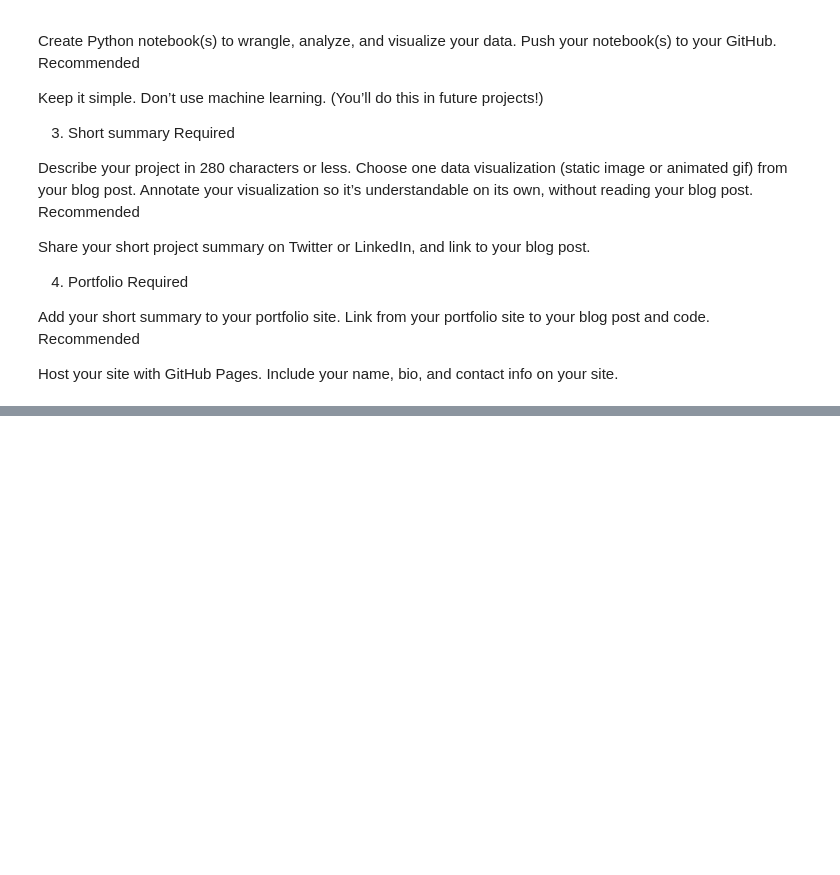
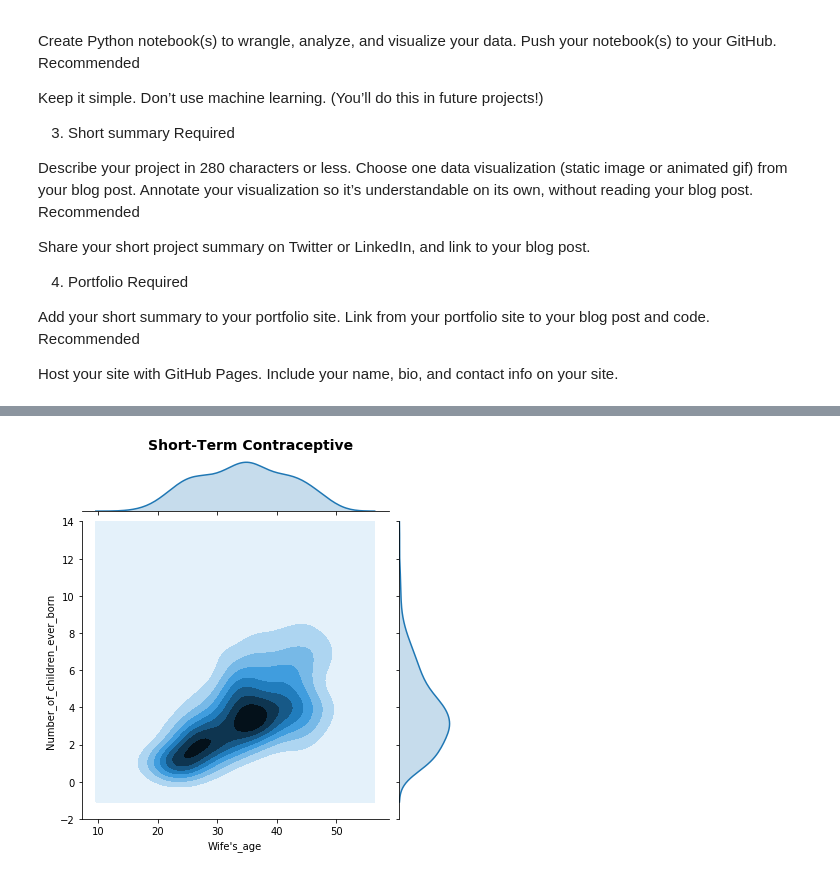
Before and after one commit to nvisagan/Project1, a Jupyter notebook: Contraceptive_Project.ipynb, the cells around one changed output, grey strips where cells are left out. Saved outputs shown, nothing was run; the diff lists cells and outputs as text; code cells hidden in the pictures; blank space fills up the shorter version.

```diff
--- a/Contraceptive_Project.ipynb
+++ b/Contraceptive_Project.ipynb
@@ -85,0 +116,12 @@ contraceptivedf.plot()
+# %%
+# Contraceptive 2
+wcTwo = contradf[(contradf["Contraceptive_method_used"] == 2)]
+
+# Drop unwanted columns
+
+wcTwo = wcTwo.drop(["Wife's_education",
+                  "Husband's_education", "Wife's_religion", "Wife's_now_working?",
+                  "Husband's_occupation","Standard_of_living index",
+                  "Media_exposure","Missing_Attribute_Values"], axis=1)
+
+wcTwo.describe()
@@ -85,0 +183,10 @@ contraceptivedf.plot()
+# %%
+grid = sns.jointplot(x="Wife's_age", y="Number_of_children_ever_born", data=wcTwo, kind="kde", ylim=(-2,14))
+
+grid.fig.subplots_adjust(top=0.93)
+grid.fig.suptitle('Short-Term Contraceptive',
+              fontsize=14,
+              fontweight='bold');
+grid.savefig("Short-Term Contraceptive")
+# %% [output]
+[figure, added]
```
Also changed, not shown: parts of 13 cells of this notebook.
